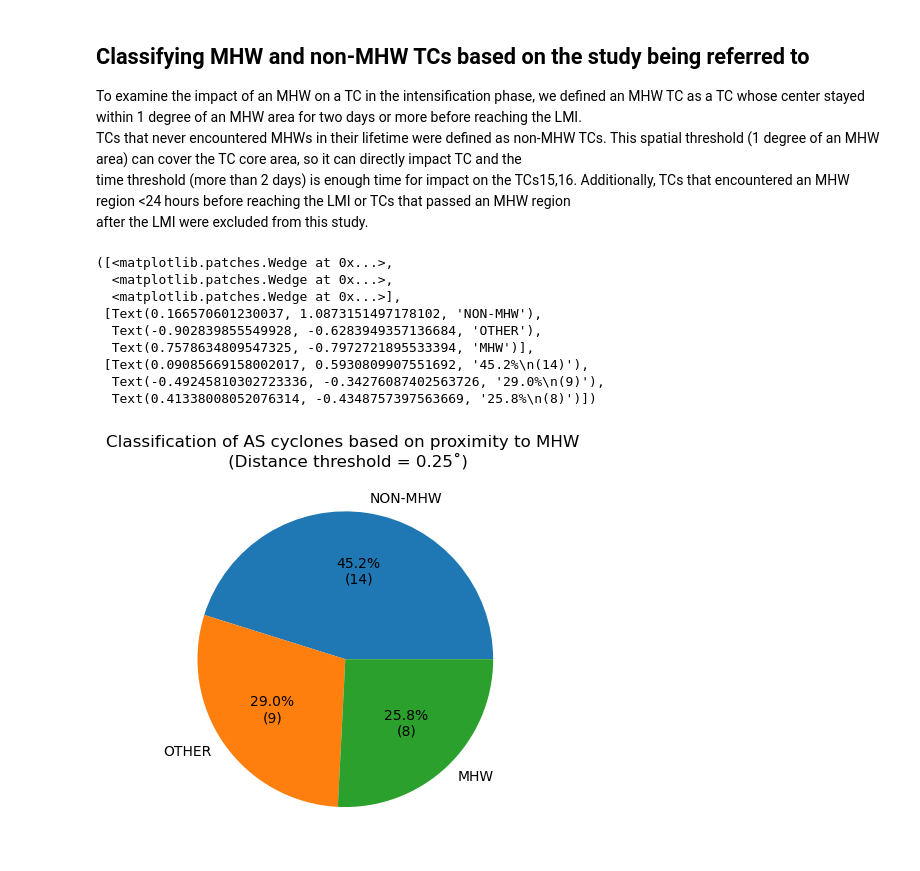
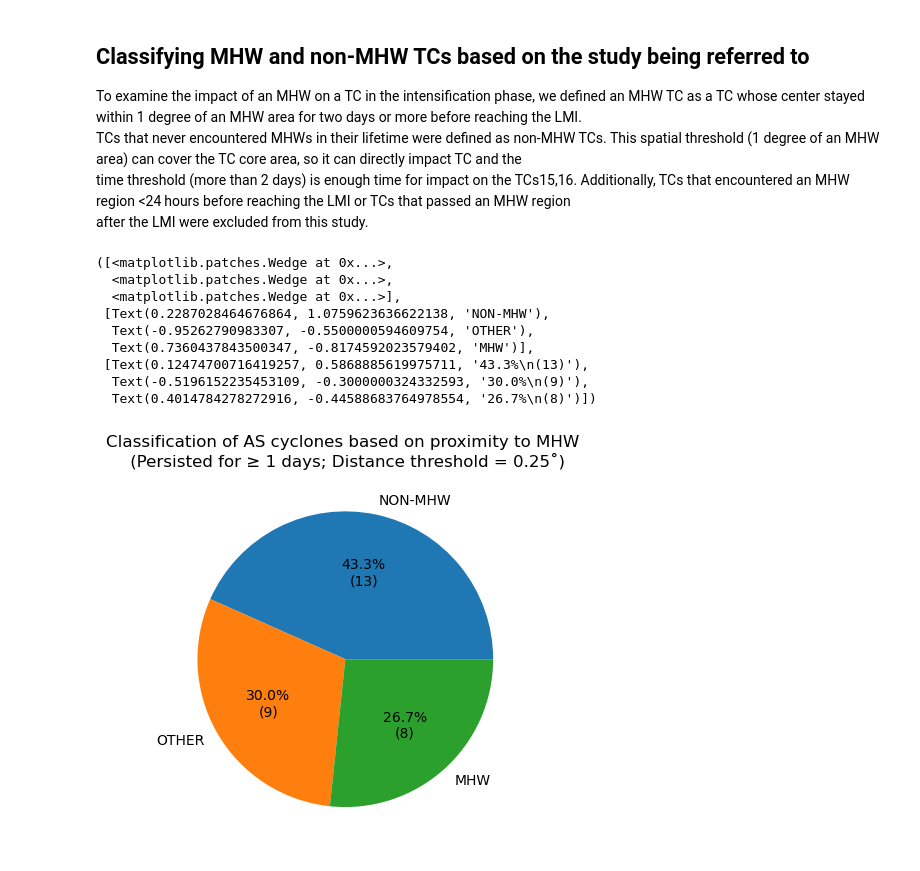
Before and after one commit to sreevathsagolla/NIO-TC-MHW-Intensification, a Jupyter notebook: eda.ipynb, the cells around one changed output. Cells and saved outputs as stored; diff of their text form; code cells hidden in the pictures.

```diff
--- a/eda.ipynb
+++ b/eda.ipynb
@@ -26,7 +59,7 @@ fig, axes = plt.subplots(2,1, figsize = (10,8))
 fig.suptitle('Sustained Wind Speed of Tropical Cyclones, Centered at Lifetime Maximum Intensity (LMI)')
 
 axes = axes.flatten()
-for tc_id, tc_data in tcs_lmi_centred.groupby(bt['Serial Number of system during year']):
+for tc_id, tc_data in tcs_lmi_centred.groupby('Serial Number of system during year'):
     tc_data = tc_data[['Maximum Sustained Surface Wind (kt) ', 'TimeRelativeToLMI', 'Serial Number of system during year']]
     tc_data.set_index('TimeRelativeToLMI', inplace = True)
     tc_data = tc_data.groupby(tc_data.index.astype(int)).mean()
@@ -44,8 +77,8 @@ axes[0].set_xlabel('Days relative to LMI')
 axes[0].set_ylabel('Sustained Surface Wind Speed (knots)')
 axes[0].grid(True)
 
-mean = tcs_lmi_centred.groupby('TimeRelativeToLMI').mean()['Maximum Sustained Surface Wind (kt) ']
-std = tcs_lmi_centred.groupby('TimeRelativeToLMI').std()['Maximum Sustained Surface Wind (kt) ']
+mean = tcs_lmi_centred.drop('Grade (text)', axis = 1).groupby('TimeRelativeToLMI').mean()['Maximum Sustained Surface Wind (kt) ']
+std = tcs_lmi_centred.drop('Grade (text)', axis = 1).groupby('TimeRelativeToLMI').std()['Maximum Sustained Surface Wind (kt) ']
 
 mean = mean.groupby(mean.index.astype(int)).mean()
 std = std.groupby(std.index.astype(int)).mean()
@@ -142,7 +158,7 @@ def distance_in_degrees(lat1, lon1, lat2, lon2):
     distance = np.sqrt(delta_lat**2 + (delta_lon * np.cos(np.radians(lat1)))**2)
     return distance
 
-def check_if_point_close_to_mhw(x):
+def check_if_point_close_to_mhw(x, thres = 1):
     mask = ds.sel(time = '{}-{:02d}-{}'.format(x[0].year, x[0].month, x[0].day))['mhw_mask'].values
 
     # Given point (lat, lon)
@@ -153,7 +169,7 @@ def check_if_point_close_to_mhw(x):
     for lat_idx, lat in enumerate(ds['lat'].values):
         for lon_idx, lon in enumerate(ds['lon'].values):
             distance = distance_in_degrees(point_lat, point_lon, lat, lon)
-            if distance <= 0.25:  # Check within 0.25-degree radius
+            if distance <= thres:  # Check within {thres}-degree radius
                 if mask[lat_idx, lon_idx] == 1:
                     found_1_within_radius = True
                     break
@@ -164,15 +180,18 @@ def check_if_point_close_to_mhw(x):
         return 1
     else:
         return 0
+# %%
+proximity_thres_to_mhw = 0.25
+d = 1
 # %%
 df = pd.DataFrame(columns = ['TC_ID', 'CLASS'])
 for tc_id, tc_data in tcs_lmi_centred_selected[tcs_lmi_centred_selected.index.year<2023].groupby(tcs_lmi_centred_selected[tcs_lmi_centred_selected.index.year<2023]['Serial Number of system during year']):
     mhw_flag = []
     for x in tc_data.iterrows():
-        mhw_flag = mhw_flag + [check_if_point_close_to_mhw(x)]
+        mhw_flag = mhw_flag + [check_if_point_close_to_mhw(x, thres = proximity_thres_to_mhw)]
     tc_data['MHW_FLAG'] = mhw_flag
-    if tc_data[tc_data.TimeRelativeToLMI < 0]['MHW_FLAG'].sum() >= 8:
-        # Condition for MHW TC: Atleast the last 1 days' entries (1 day = 8 entries)
+    if tc_data[tc_data.TimeRelativeToLMI < 0]['MHW_FLAG'].sum() >= 8*d:
+        # Condition for MHW TC: Atleast the last 'd' days' entries (1 day = 8 entries)
         # before LMI point is reached are close to any MHW-identified gridcells
         df.loc[len(df)] = [tc_id, 'MHW']
     elif tc_data['MHW_FLAG'].sum() == 0:
@@ -185,26 +204,27 @@ for tc_id, tc_data in tcs_lmi_centred_selected[tcs_lmi_centred_selected.index.ye
         # the MHW (like MHW TCs).
         df.loc[len(df)] = [tc_id, 'OTHER']
 # %%
-#https://stackoverflow.com/a/71515035/2901002
+# Pie-chart distribution of MHW, NON-MHW and OTHER (i.e. partly influenced) TCs
+# https://stackoverflow.com/a/71515035/2901002
 def autopct_format(values):
         def my_format(pct):
             total = sum(values)
             val = int(round(pct*total/100.0))
             return '{:.1f}%\n({v:d})'.format(pct, v=val)
         return my_format
 
 s = df['CLASS'].value_counts()
-plt.title('Classification of AS cyclones based on proximity to MHW \n (Distance threshold = 0.25˚)')
+plt.title('Classification of AS cyclones based on proximity to MHW \n (Persisted for ≥ {} days; Distance threshold = {}˚)'.format(d, proximity_thres_to_mhw))
 plt.pie(s,labels = s.index, autopct=autopct_format(s))
 # %% [output]
 ([<matplotlib.patches.Wedge at 0x...>,
   <matplotlib.patches.Wedge at 0x...>,
   <matplotlib.patches.Wedge at 0x...>],
- [Text(0.166570601230037, 1.0873151497178102, 'NON-MHW'),
-  Text(-0.902839855549928, -0.6283949357136684, 'OTHER'),
-  Text(0.7578634809547325, -0.7972721895533394, 'MHW')],
- [Text(0.09085669158002017, 0.5930809907551692, '45.2%\n(14)'),
-  Text(-0.49245810302723336, -0.34276087402563726, '29.0%\n(9)'),
-  Text(0.41338008052076314, -0.4348757397563669, '25.8%\n(8)')])
+ [Text(0.2287028464676864, 1.0759623636622138, 'NON-MHW'),
+  Text(-0.95262790983307, -0.5500000594609754, 'OTHER'),
+  Text(0.7360437843500347, -0.8174592023579402, 'MHW')],
+ [Text(0.12474700716419257, 0.5868885619975711, '43.3%\n(13)'),
+  Text(-0.5196152235453109, -0.3000000324332593, '30.0%\n(9)'),
+  Text(0.4014784278272916, -0.44588683764978554, '26.7%\n(8)')])
-[figure, old version]
+[figure, new version]
 # %%
```
Also changed, not shown: parts of 15 cells of this notebook.
